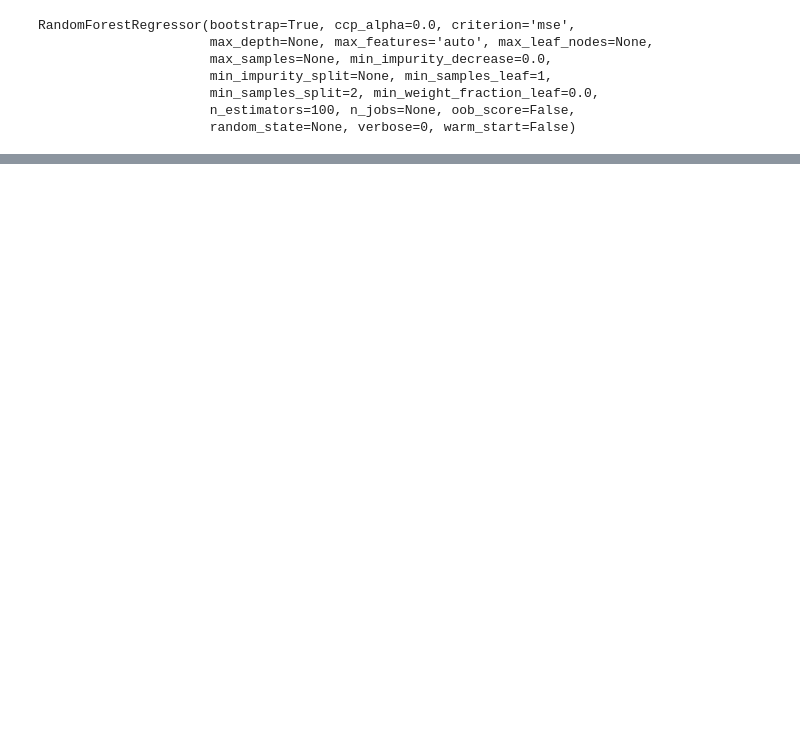
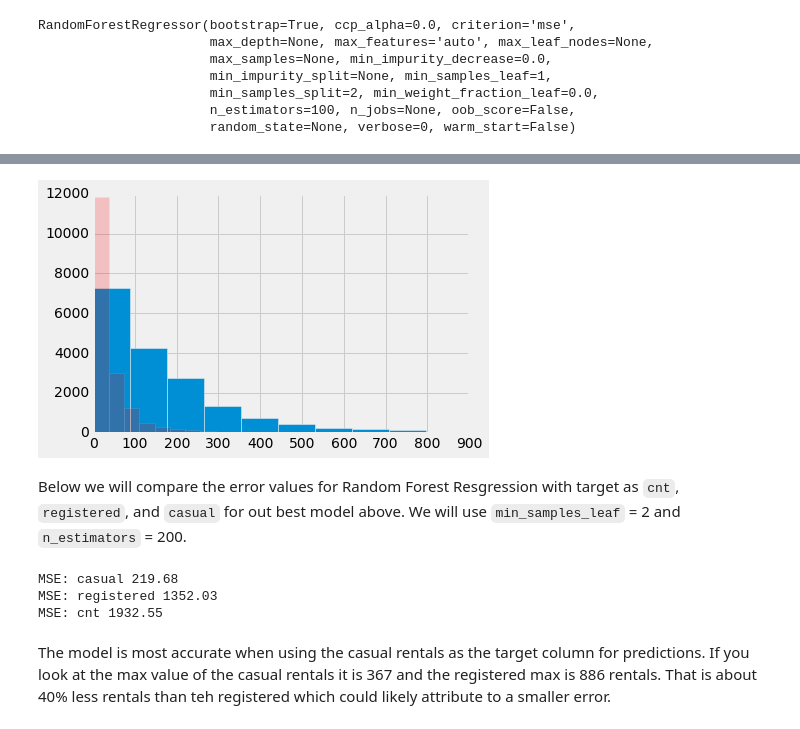
Before and after one commit to tehila440/predicting_bike_rentals, a Jupyter notebook: 6_6-predicting_bike_rentals.ipynb, the cells around one changed output, grey strips where cells are left out. Cells and saved outputs as stored; diff of their text form; code cells hidden in the pictures; blank space fills up the shorter version.

```diff
--- a/6_6-predicting_bike_rentals.ipynb
+++ b/6_6-predicting_bike_rentals.ipynb
@@ -243,0 +275,31 @@ Increasing the number of estimators to 200 improved the accuracy of the model.
+# %%
+plt.hist(bike_rentals['registered'])
+plt.hist(bike_rentals['casual'], color='r', alpha=0.2)
+plt.show()
+# %% [output]
+[figure, added]
+# %% [markdown]
+Below we will compare the error values for Random Forest Resgression with target as `cnt`, `registered`, and `casual` for out best model above.  We will use `min_samples_leaf` = 2 and `n_estimators` = 200.
+# %%
+col_to_drop=['instant','dteday','casual','registered','cnt']
+
+#drop columns for both train and test datasets,
+train_features=train.drop(col_to_drop, axis=1)
+test_features=test.drop(col_to_drop, axis=1)
+
+#target columns to test
+target_cols = ['casual','registered','cnt']
+
+for t in target_cols:
+    rf = RandomForestRegressor(n_estimators=200,min_samples_leaf=2)
+    rf.fit(train_features, train[t])
+    predictions_rf = rf.predict(test_features)
+    mse_rf = round(mean_squared_error(test[t], predictions_rf),2)
+
+    print('MSE:', t, mse_rf)
+# %% [output]
+MSE: casual 219.68
+MSE: registered 1352.03
+MSE: cnt 1932.55
+# %% [markdown]
+The model is most accurate when using the casual rentals as the target column for predictions. If you look at the max value of the casual rentals it is 367 and the registered max is 886 rentals.  That is about 40% less rentals than teh registered which could likely attribute to a smaller error.
```
Also changed, not shown: parts of 16 cells of this notebook, 1 other file.
